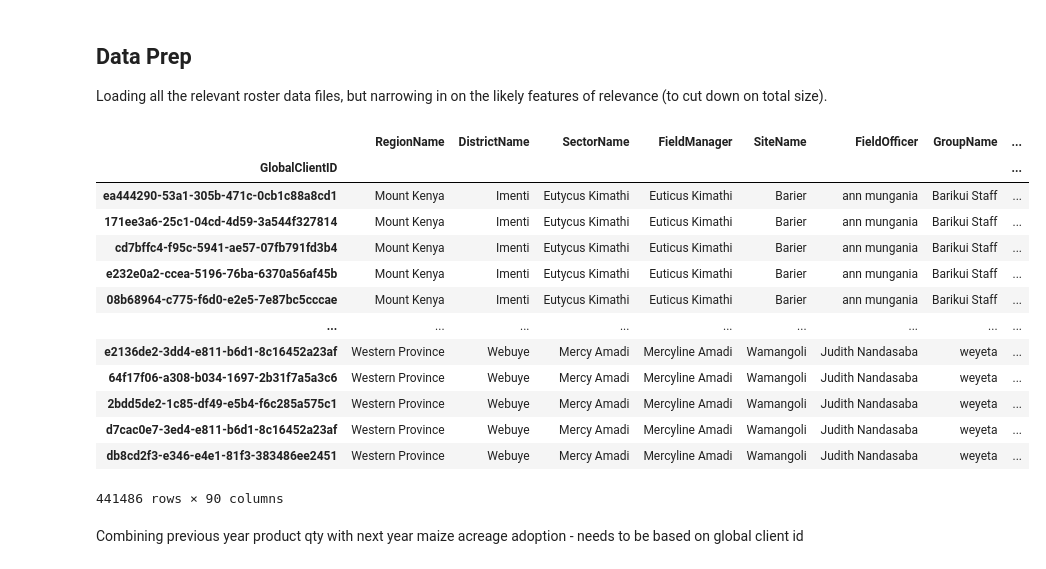
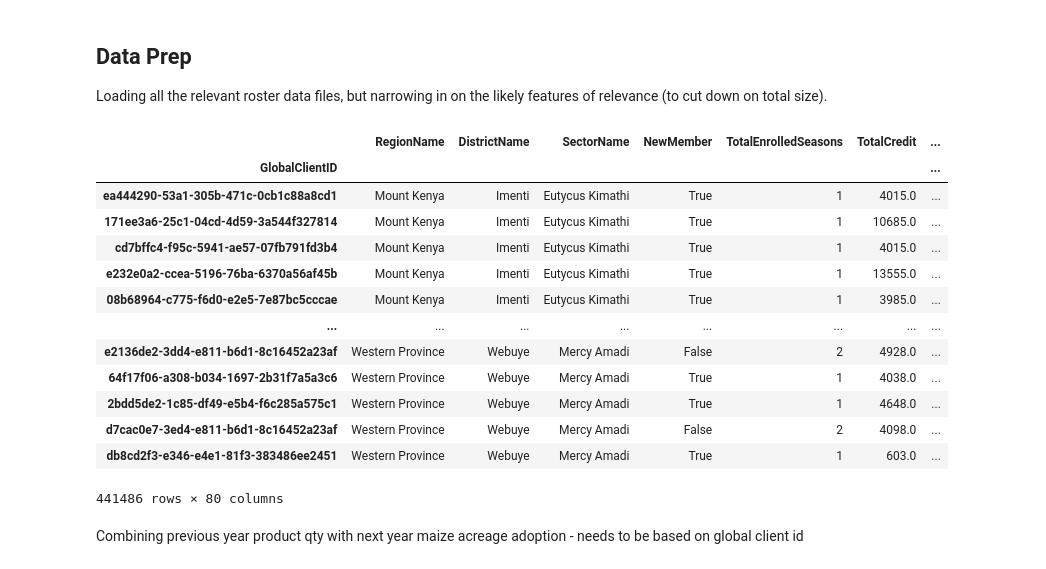
Before and after one commit to bellpatrick/bellpatrick.github.io, a Jupyter notebook: maize_sales/maize_acreage.ipynb, the cells around one changed output. Drawn from its saved outputs; the diff is of its cells as text; code cells hidden in the pictures.

```diff
--- a/maize_sales/maize_acreage.ipynb
+++ b/maize_sales/maize_acreage.ipynb
@@ -21,8 +21,8 @@ Loading all the relevant roster data files, but narrowing in on the likely featu
 # 2016
 roster_2016 = pd.read_csv("/Volumes/GoogleDrive/My Drive/ml_projects/roster_maize/roster_2016.csv")
 
-roster_2016_to_include = ['RegionName', 'DistrictName', 'SectorName', 'FieldManager', 'SiteName', 'FieldOfficer', 'GroupName', 'LastName', 'FirstName', 'OAFID', 'NationalID', 'NewMember', 'TotalEnrolledSeasons', 'TotalCredit',
-                         'TotalRepaid', 'RemainingCredit', '% Repaid', 'Dropped', 'Deceased', 'ClientPhone', 'AccountNumber', 'GlobalClientID', '2016, Long Rain_Actellic Super qty', '2016, Long Rain_AI Ayrshire qty', '2016, Long Rain_AI Fleckvieh qty',
+roster_2016_to_include = ['RegionName', 'DistrictName', 'SectorName', 'NewMember', 'TotalEnrolledSeasons', 'TotalCredit',
+                         'TotalRepaid', 'RemainingCredit', '% Repaid', 'Dropped', 'Deceased', 'GlobalClientID', '2016, Long Rain_Actellic Super qty', '2016, Long Rain_AI Ayrshire qty', '2016, Long Rain_AI Fleckvieh qty',
                          '2016, Long Rain_AI Jersey qty', '2016, Long Rain_Bean Intercrop acres' , '2016, Long Rain_Bean Intercrop Disease Prevention acres', '2016, Long Rain_BioLite HomeStove qty', '2016, Long Rain_Chick Delivery qty', '2016, Long Rain_Chicken Health qty',
                          '2016, Long Rain_Chujio Water Filter qty', '2016, Long Rain_Compost Booster qty', '2016, Long Rain_Dairy Meal qty', '2016, Long Rain_Envirofit Cookstove qty', '2016, Long Rain_Extra CAN for Maize acres', '2016, Long Rain_Farmate Sprayer 10L qty',
                          '2016, Long Rain_Harvest Drying Sheet qty', '2016, Long Rain_Large Maize acres', '2016, Long Rain_Milk Booster qty', '2016, Long Rain_PICS Bag qty', '2016, Long Rain_Red Onions qty', '2016, Long Rain_So Sure Reusable Pads qty', '2016, Long Rain_Sorghum acres',
@@ -35,8 +35,8 @@ del roster_2016
 #2017
 roster_2017 = pd.read_csv("/Volumes/GoogleDrive/My Drive/ml_projects/roster_maize/roster_2017.csv")
 
-roster_2017_to_include = ['RegionName', 'DistrictName', 'SectorName', 'FieldManager', 'SiteName', 'FieldOfficer', 'GroupName', 'LastName', 'FirstName', 'OAFID', 'NationalID', 'NewMember', 'TotalEnrolledSeasons', 'TotalCredit',
-                         'TotalRepaid', 'RemainingCredit', '% Repaid', 'Dropped', 'Deceased', 'ClientPhone', 'AccountNumber', 'GlobalClientID', '2017, Long Rain_Actellic Super qty', '2017, Long Rain_AI Ayrshire qty', '2017, Long Rain_AI Fleckvieh qty', '2017, Long Rain_AI Jersey qty',
+roster_2017_to_include = ['RegionName', 'DistrictName', 'SectorName', 'NewMember', 'TotalEnrolledSeasons', 'TotalCredit',
+                         'TotalRepaid', 'RemainingCredit', '% Repaid', 'Dropped', 'Deceased', 'GlobalClientID', '2017, Long Rain_Actellic Super qty', '2017, Long Rain_AI Ayrshire qty', '2017, Long Rain_AI Fleckvieh qty', '2017, Long Rain_AI Jersey qty',
                          '2017, Long Rain_Bean Intercrop acres', '2017, Long Rain_Biolite Home System qty', '2017, Long Rain_Chicken Delivery qty', '2017, Long Rain_Compost Booster qty', '2017, Long Rain_Dairy Meal qty', '2017, Long Rain_Envirofit Cookstove qty',
                          '2017, Long Rain_Extra CAN for Maize acres', '2017, Long Rain_Extra CAN for Maize acres', '2017, Long Rain_FAW July 17th qty', '2017, Long Rain_FAW July 31st qty', '2017, Long Rain_FAW June 19th qty', '2017, Long Rain_FAW June 26th qty', '2017, Long Rain_FAW June 2nd qty',
                          '2017, Long Rain_FAW May 29th qty', '2017, Long Rain_FAW May 8th qty', '2017, Long Rain_FAW Week May 15th qty', '2017, Long Rain_Green Gram Monocrop acres', '2017, Long Rain_Harvest Drying Sheet qty', '2017, Long Rain_Maize acres', '2017, Long Rain_PICS Bag qty',
@@ -50,8 +50,8 @@ del roster_2017
 # 2018
 roster_2018 = pd.read_csv("/Volumes/GoogleDrive/My Drive/ml_projects/roster_maize/roster_2018.csv")
 
-roster_2018_to_include = ['RegionName', 'DistrictName', 'SectorName', 'FieldManager', 'SiteName', 'FieldOfficer', 'GroupName', 'LastName', 'FirstName', 'OAFID', 'NationalID', 'NewMember', 'TotalEnrolledSeasons', 'TotalCredit',
-                         'TotalRepaid', 'RemainingCredit', '% Repaid', 'Dropped', 'Deceased', 'ClientPhone', 'AccountNumber', 'GlobalClientID', '2018, Long Rain_Actellic Super qty', '2018, Long Rain_AI Ayrshire qty',
+roster_2018_to_include = ['RegionName', 'DistrictName', 'SectorName','NewMember', 'TotalEnrolledSeasons', 'TotalCredit',
+                         'TotalRepaid', 'RemainingCredit', '% Repaid', 'Dropped', 'Deceased', 'GlobalClientID', '2018, Long Rain_Actellic Super qty', '2018, Long Rain_AI Ayrshire qty',
                           '2018, Long Rain_AI Fleckvieh qty', '2018, Long Rain_AI Friesian qty', '2018, Long Rain_AI Jersey qty', '2018, Long Rain_Bean Intercrop acres', '2018, Long Rain_BioLite SHS qty', '2018, Long Rain_Chicken Delivery qty',
                           '2018, Long Rain_Compost Improver qty', '2018, Long Rain_Dairy Meal qty', '2018, Long Rain_Envirofit Cookstove qty', '2018, Long Rain_Extra CAN acres', '2018, Long Rain_Extra UREA for Maize acres', '2018, Long Rain_FAW qty',
                           '2018, Long Rain_Green Gram acres', '2018, Long Rain_Harvest Drying Sheet qty', '2018, Long Rain_LR2018 Burn Cookstove qty', '2018, Long Rain_Maize acres', '2018, Long Rain_Managu qty', '2018, Long Rain_PICS Bag qty', '2018, Long Rain_Red Onions qty',
@@ -65,8 +65,8 @@ del roster_2018
 # 2019
 roster_2019 = pd.read_csv("/Volumes/GoogleDrive/My Drive/ml_projects/roster_maize/roster_2019.csv")
 
-roster_2019_to_include = ['RegionName', 'DistrictName', 'SectorName', 'FieldManager', 'SiteName', 'FieldOfficer', 'GroupName', 'LastName', 'FirstName', 'OAFID', 'NationalID', 'NewMember', 'TotalEnrolledSeasons', 'TotalCredit',
-                         'TotalRepaid', 'RemainingCredit', '% Repaid', 'Dropped', 'Deceased', 'ClientPhone', 'AccountNumber', 'GlobalClientID', '2019, Long Rain_300L Water Tank qty', '2019, Long Rain_500L Water Tank qty',
+roster_2019_to_include = ['RegionName', 'DistrictName', 'SectorName', 'NewMember', 'TotalEnrolledSeasons', 'TotalCredit',
+                         'TotalRepaid', 'RemainingCredit', '% Repaid', 'Dropped', 'Deceased', 'GlobalClientID', '2019, Long Rain_300L Water Tank qty', '2019, Long Rain_500L Water Tank qty',
                          '2019, Long Rain_Actellic Super qty', '2019, Long Rain_Basic Phone qty', '2019, Long Rain_Beans acres', '2019, Long Rain_Biolite SHS qty', '2019, Long Rain_Burn Cook Stove qty', '2019, Long Rain_Chicken Delivery qty',
                          '2019, Long Rain_Dairy Cow Health Package qty', '2019, Long Rain_Dairy Meal qty', '2019, Long Rain_Extra CAN acres', '2019, Long Rain_FAW April 15th qty', '2019, Long Rain_FAW April 1st qty',
                          '2019, Long Rain_FAW April 23rd qty', '2019, Long Rain_FAW April 29 qty', '2019, Long Rain_FAW April 8th qty', '2019, Long Rain_FAW Jan 21st qty', '2019, Long Rain_FAW Jan 28th qty', '2019, Long Rain_FAW July 1st qty',
@@ -74,49 +74,49 @@ roster_2019_to_include = ['RegionName', 'DistrictName', 'SectorName', 'FieldMana
                          '2019, Long Rain_FAW March 18th qty', '2019, Long Rain_FAW March 25th qty', '2019, Long Rain_FAW March 4th qty', '2019, Long Rain_FAW May 13th qty', '2019, Long Rain_FAW May 20th qty',
                          '2019, Long Rain_FAW May 6 qty', '2019, Long Rain_Green Gram Intercrop acres', '2019, Long Rain_Harvest Drying Sheet qty', '2019, Long Rain_Health Insurance qty', '2019, Long Rain_Iron Sheets qty',
                          '2019, Long Rain_Knapsack Sprayer qty', '2019, Long Rain_Maize acres', '2019, Long Rain_Pics Bag qty', '2019, Long Rain_Red Onions qty', '2019, Long Rain_Rosecoco Beans acres', '2019, Long Rain_Smart Phone qty',
                          '2019, Long Rain_So Sure Sanitary Pads qty', '2019, Long Rain_Soil Improver acres', '2019, Long Rain_Sorghum acres', '2019, Long Rain_Storage Bag qty', '2019, Long Rain_Sun King Boom qty',
                          '2019, Long Rain_Sun King Charge qty', '2019, Long Rain_Sun King Home qty', '2019, Long Rain_Sun King Pico qty', '2019, Long Rain_Sun King Pico Plus qty', '2019, Long Rain_Sun King Pro 300 kg']
 
 roster_2019_new = roster_2019[roster_2019_to_include].copy()
 
 del roster_2019
 
 # 2020
 roster_2020 = pd.read_csv("/Volumes/GoogleDrive/My Drive/ml_projects/roster_maize/roster_2020.csv")
 
-roster_2020_to_include = ['RegionName', 'DistrictName', 'SectorName', 'FieldManager', 'SiteName', 'FieldOfficer', 'GroupName', 'LastName', 'FirstName', 'OAFID', 'NationalID', 'NewMember', 'TotalEnrolledSeasons', 'TotalCredit',
-                         'TotalRepaid', 'RemainingCredit', '% Repaid', 'Dropped', 'Deceased', 'ClientPhone', 'AccountNumber', 'GlobalClientID','Actellic Gold Dust qty', 'Banana Fertilizer qty', 'Basic Phone qty', 'Beans acres', 'Biolite qty',
+roster_2020_to_include = ['RegionName', 'DistrictName', 'SectorName', 'NewMember', 'TotalEnrolledSeasons', 'TotalCredit',
+                         'TotalRepaid', 'RemainingCredit', '% Repaid', 'Dropped', 'Deceased','GlobalClientID','Actellic Gold Dust qty', 'Banana Fertilizer qty', 'Basic Phone qty', 'Beans acres', 'Biolite qty',
                           'Biolite Charcoal Cookstove qty', 'Biolite SHS qty', 'Boom qty', 'Broccoli qty', 'Burn Cookstove qty', 'Cabbage qty', 'Capsicum qty', 'Carrot qty', 'Chia qty', 'Chicken qty', 'Coffee Fertilizer qty', 'Cookstove qty',
                           'Core Maize acres', 'Cowpea 1 Kg qty', 'Cowpea 2 KG kg', 'Cucumber kg', 'Dryland Maize acres', 'EM Composter qty', 'Envirofit qty', 'Extra CAN acres', 'Extra Urea acres', 'F1 qty', 'FAW Pesticide qty', 'FAW Pesticide qty',
                           'Green Gram Monocrop acres', 'Harvest Drying Sheet qty', 'Health Insurance qty', 'Irish Potatoes qty', 'Iron Sheet qty', 'Knapsack Sprayer qty', 'Leafy Veg Fertilizer qty', 'Lettuce qty', 'Managu qty', 'Mavuno Banana kg',
                           'Mavuno Coffee kg', 'Mavuno Garden qty', 'Mavuno Root kg', 'Mavuno Veg kg', 'PICS Bag qty', 'PICS Storage qty', 'Red Onion qty', 'Sesame qty', 'SK Pro II qty', 'SK Radio qty', 'SK Solar TV qty', 'Smart Phone qty',
                           'So Sure Sanitary Pads qty', 'Soil Improver acres', 'Sorghum acres', 'Spinach qty', 'Storage bag qty', 'Sukuma qty', 'Sun King Charge qty', 'Sun King Pico qty', 'Sun King Pro 300 qty', 'Sunking Boom qty', 'Sunking Charge qty',
                           'Sunking Home System qty', 'Sunking Home with Radio qty', 'Sunking Pico Plus qty', 'Sunking Pro 300 qty', 'Tomato qty', 'Wheelbarrow qty', 'White Sorghum qty']
 
 roster_2020_new = roster_2020[roster_2020_to_include].copy()
 
 del roster_2020
 
 # setting GlobalClientID as the index
 roster_2016_new.set_index('GlobalClientID')
 roster_2017_new.set_index('GlobalClientID')
 roster_2018_new.set_index('GlobalClientID')
 roster_2020_new.set_index('GlobalClientID')
 # %% [output]
-|  | RegionName | DistrictName | SectorName | FieldManager | SiteName | FieldOfficer | GroupName | ... |
-| GlobalClientID |  |  |  |  |  |  |  | ... |
-| ea444290-53a1-305b-471c-0cb1c88a8cd1 | Mount Kenya | Imenti | Eutycus Kimathi | Euticus Kimathi | Barier | ann mungania | Barikui Staff | ... |
-| 171ee3a6-25c1-04cd-4d59-3a544f327814 | Mount Kenya | Imenti | Eutycus Kimathi | Euticus Kimathi | Barier | ann mungania | Barikui Staff | ... |
-| cd7bffc4-f95c-5941-ae57-07fb791fd3b4 | Mount Kenya | Imenti | Eutycus Kimathi | Euticus Kimathi | Barier | ann mungania | Barikui Staff | ... |
-| e232e0a2-ccea-5196-76ba-6370a56af45b | Mount Kenya | Imenti | Eutycus Kimathi | Euticus Kimathi | Barier | ann mungania | Barikui Staff | ... |
-| 08b68964-c775-f6d0-e2e5-7e87bc5cccae | Mount Kenya | Imenti | Eutycus Kimathi | Euticus Kimathi | Barier | ann mungania | Barikui Staff | ... |
-| ... | ... | ... | ... | ... | ... | ... | ... | ... |
-| e2136de2-3dd4-e811-b6d1-8c16452a23af | Western Province | Webuye | Mercy Amadi | Mercyline Amadi | Wamangoli | Judith Nandasaba | weyeta | ... |
-| 64f17f06-a308-b034-1697-2b31f7a5a3c6 | Western Province | Webuye | Mercy Amadi | Mercyline Amadi | Wamangoli | Judith Nandasaba | weyeta | ... |
-| 2bdd5de2-1c85-df49-e5b4-f6c285a575c1 | Western Province | Webuye | Mercy Amadi | Mercyline Amadi | Wamangoli | Judith Nandasaba | weyeta | ... |
-| d7cac0e7-3ed4-e811-b6d1-8c16452a23af | Western Province | Webuye | Mercy Amadi | Mercyline Amadi | Wamangoli | Judith Nandasaba | weyeta | ... |
-| db8cd2f3-e346-e4e1-81f3-383486ee2451 | Western Province | Webuye | Mercy Amadi | Mercyline Amadi | Wamangoli | Judith Nandasaba | weyeta | ... |
+|  | RegionName | DistrictName | SectorName | NewMember | TotalEnrolledSeasons | TotalCredit | ... |
+| GlobalClientID |  |  |  |  |  |  | ... |
+| ea444290-53a1-305b-471c-0cb1c88a8cd1 | Mount Kenya | Imenti | Eutycus Kimathi | True | 1 | 4015.0 | ... |
+| 171ee3a6-25c1-04cd-4d59-3a544f327814 | Mount Kenya | Imenti | Eutycus Kimathi | True | 1 | 10685.0 | ... |
+| cd7bffc4-f95c-5941-ae57-07fb791fd3b4 | Mount Kenya | Imenti | Eutycus Kimathi | True | 1 | 4015.0 | ... |
+| e232e0a2-ccea-5196-76ba-6370a56af45b | Mount Kenya | Imenti | Eutycus Kimathi | True | 1 | 13555.0 | ... |
+| 08b68964-c775-f6d0-e2e5-7e87bc5cccae | Mount Kenya | Imenti | Eutycus Kimathi | True | 1 | 3985.0 | ... |
+| ... | ... | ... | ... | ... | ... | ... | ... |
+| e2136de2-3dd4-e811-b6d1-8c16452a23af | Western Province | Webuye | Mercy Amadi | False | 2 | 4928.0 | ... |
+| 64f17f06-a308-b034-1697-2b31f7a5a3c6 | Western Province | Webuye | Mercy Amadi | True | 1 | 4038.0 | ... |
+| 2bdd5de2-1c85-df49-e5b4-f6c285a575c1 | Western Province | Webuye | Mercy Amadi | True | 1 | 4648.0 | ... |
+| d7cac0e7-3ed4-e811-b6d1-8c16452a23af | Western Province | Webuye | Mercy Amadi | False | 2 | 4098.0 | ... |
+| db8cd2f3-e346-e4e1-81f3-383486ee2451 | Western Province | Webuye | Mercy Amadi | True | 1 | 603.0 | ... |
-441486 rows × 90 columns
+441486 rows × 80 columns
 # %% [markdown]
 Combining previous year product qty with next year maize acreage adoption - needs to be based on global client id
 # %%
```
Also changed, not shown: parts of 16 cells of this notebook.
